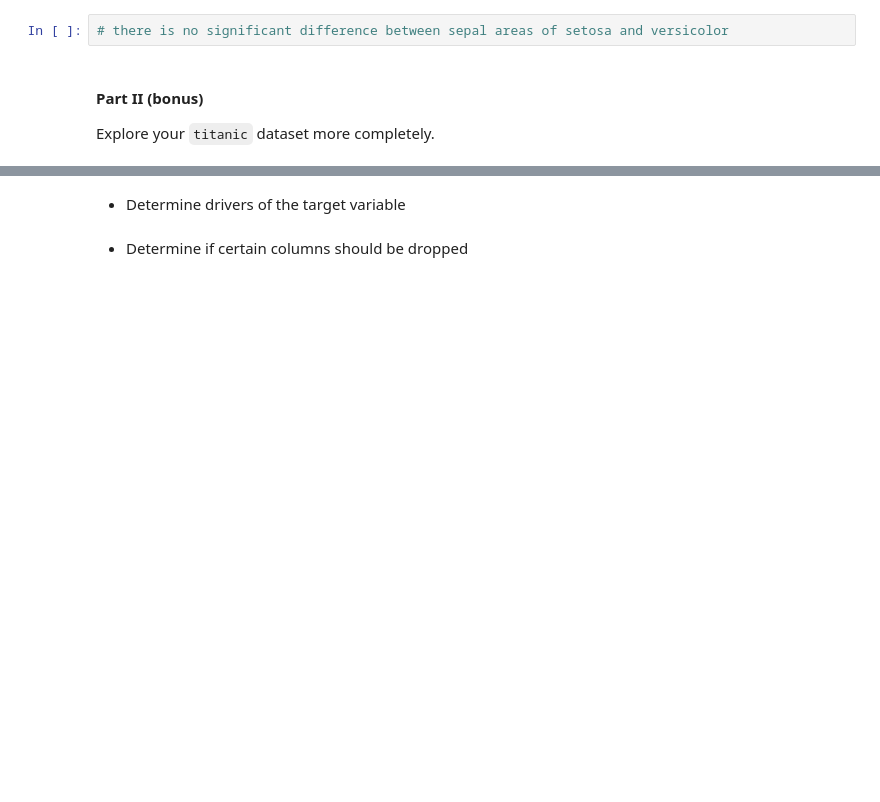
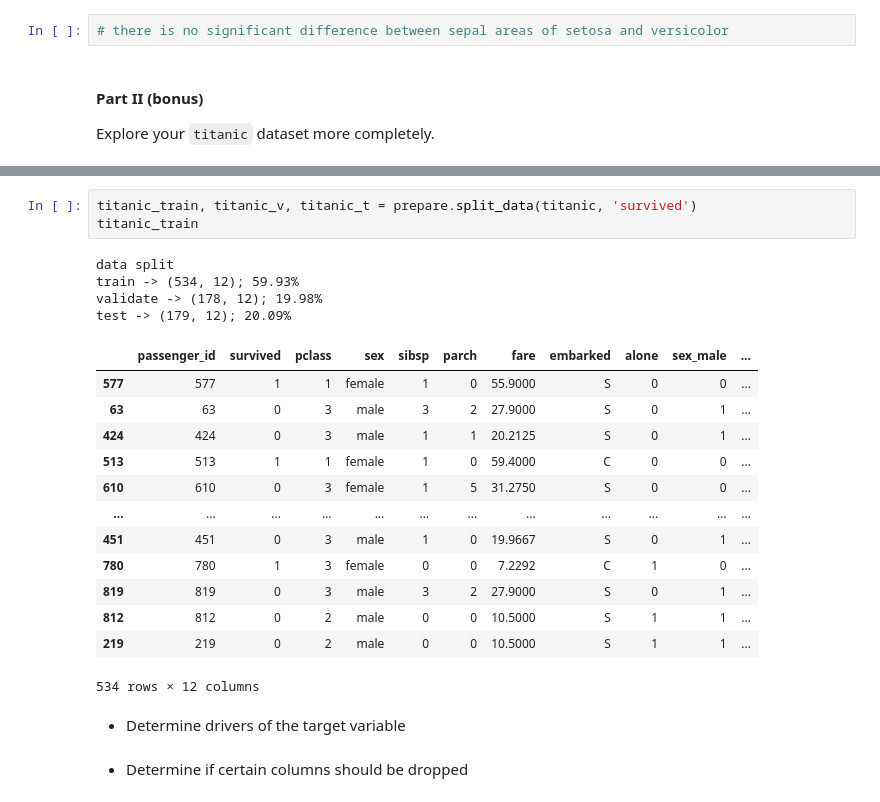
Before and after one commit to tkephart96/classification-exercises, a Jupyter notebook: classification-exercises.ipynb, the cells around one changed output, grey strips where cells are left out. Drawn from its saved outputs; the diff is of its cells as text; blank space fills up the shorter version.

```diff
--- a/classification-exercises.ipynb
+++ b/classification-exercises.ipynb
@@ -1038,3 +1074,24 @@ Explore your `titanic` dataset more completely.
+# %%
+titanic_train, titanic_v, titanic_t = prepare.split_data(titanic, 'survived')
+titanic_train
+# %% [output]
+data split
+train -> (534, 12); 59.93%
+validate -> (178, 12); 19.98%
+test -> (179, 12); 20.09%
+|  | passenger_id | survived | pclass | sex | sibsp | parch | fare | embarked | alone | sex_male | ... |
+| 577 | 577 | 1 | 1 | female | 1 | 0 | 55.9000 | S | 0 | 0 | ... |
+| 63 | 63 | 0 | 3 | male | 3 | 2 | 27.9000 | S | 0 | 1 | ... |
+| 424 | 424 | 0 | 3 | male | 1 | 1 | 20.2125 | S | 0 | 1 | ... |
+| 513 | 513 | 1 | 1 | female | 1 | 0 | 59.4000 | C | 0 | 0 | ... |
+| 610 | 610 | 0 | 3 | female | 1 | 5 | 31.2750 | S | 0 | 0 | ... |
+| ... | ... | ... | ... | ... | ... | ... | ... | ... | ... | ... | ... |
+| 451 | 451 | 0 | 3 | male | 1 | 0 | 19.9667 | S | 0 | 1 | ... |
+| 780 | 780 | 1 | 3 | female | 0 | 0 | 7.2292 | C | 1 | 0 | ... |
+| 819 | 819 | 0 | 3 | male | 3 | 2 | 27.9000 | S | 0 | 1 | ... |
+| 812 | 812 | 0 | 2 | male | 0 | 0 | 10.5000 | S | 1 | 1 | ... |
+| 219 | 219 | 0 | 2 | male | 0 | 0 | 10.5000 | S | 1 | 1 | ... |
+534 rows × 12 columns
 # %% [markdown]
 - Determine drivers of the target variable
 # %% [markdown]
```
Also changed, not shown: parts of 8 cells of this notebook.
